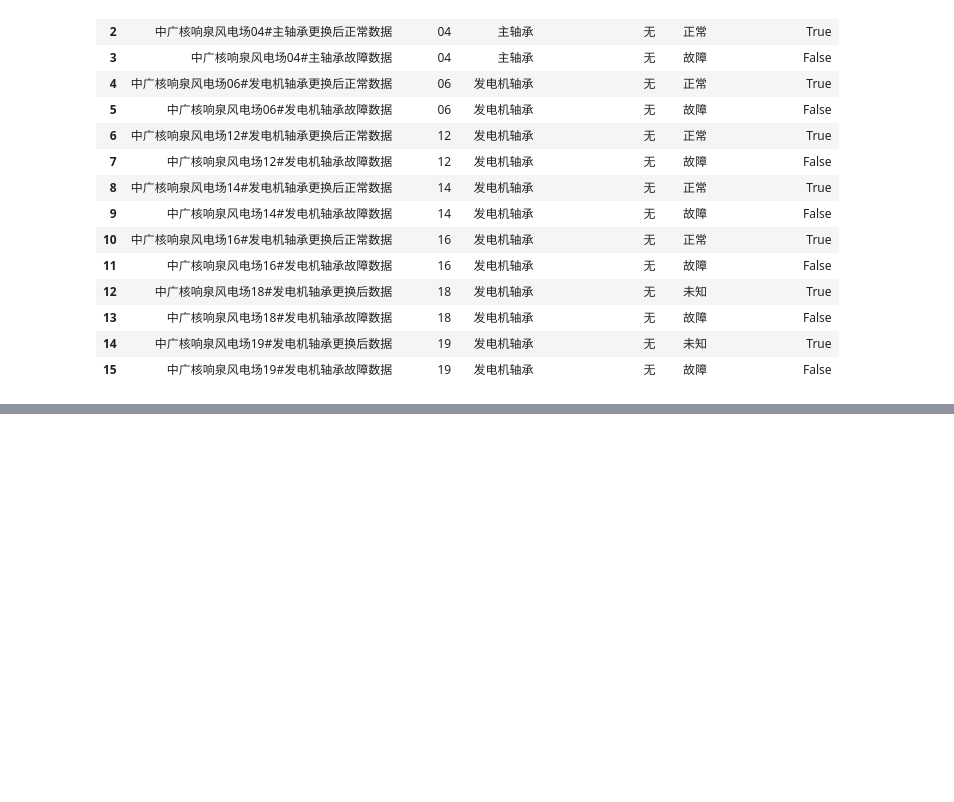
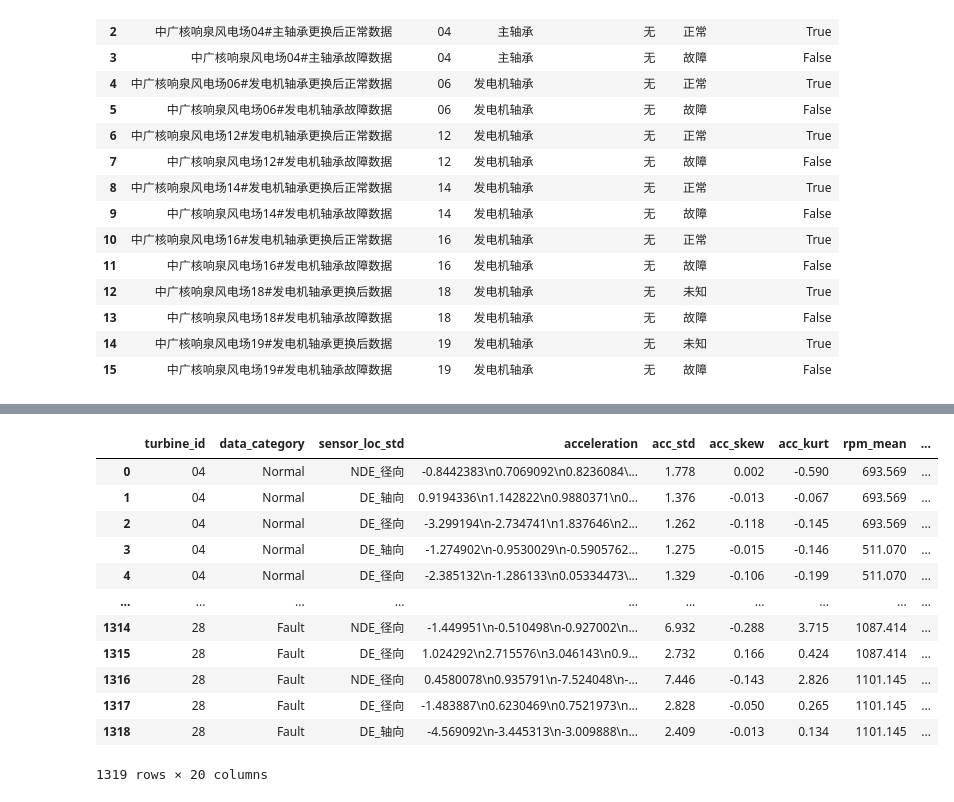
Before and after one commit to Pxuzy/Grad, a Jupyter notebook: Data_Process.ipynb, the cells around one changed output, grey strips where cells are left out. Cells and saved outputs as stored; diff of their text form; code cells hidden in the pictures; blank space fills up the shorter version.

```diff
--- a/Data_Process.ipynb
+++ b/Data_Process.ipynb
@@ -575,11 +287,0 @@ with pd.option_context('display.max_rows', None, ):
-# %%
-# 拼接两个数据表
-df_shiyu_clean
-# 只从 df_rpm 取需要的列
-df_rpm_sub = df_rpm[['timestamp', 'turbine_id', 'rpm_raw']]
-# 按 timestamp + turbine_id 左连接到 df_shiyu
-df_shiyu_clean = df_shiyu_clean.merge(df_rpm_sub,
-                                      on=['timestamp', 'turbine_id'],
-                                      how='left')
-df_shiyu_clean = df_shiyu_clean.fillna(0)
-df_shiyu_clean
@@ -585,0 +1464,23 @@ df_shiyu_clean
+# %%
+# import os
+# import pandas as pd
+
+# # 1. 定义路径
+# save_dir = r"E:\\Grad\\data\\关键中转数据"
+# file_path = os.path.join(save_dir, "包络分析特征提取后.pkl")  # 后缀改为 .pkl
+
+# # 2. 确保文件夹存在
+# os.makedirs(save_dir, exist_ok=True)
+
+# # 3. 保存为 Pickle (protocol=5 是 Python 3.8+ 的高效协议，适合大数据)
+# df_final_all.to_pickle(file_path, protocol=5)
+
+# print(f"✅ [Pickle] 成功保存至：{file_path}")
+# print(f"📦 文件大小：{os.path.getsize(file_path) / (1024*1024):.2f} MB")
+
+import pandas as pd
+
+file_path = r"E:\\Grad\\data\\关键中转数据\\包络分析特征提取后.pkl"
+df_final_all = pd.read_pickle(file_path)
+
+display(df_final_all.head())
@@ -585,0 +1495,24 @@ df_shiyu_clean
+# %%
+df_final=df_final_all[[ 'turbine_id', 'data_category',
+       'sensor_loc_std', 'acceleration',  'acc_std', 'acc_skew',
+       'acc_kurt', 'rpm_mean', 'rpm_std', 'rpm_peak', 'rpm_skew', 'rpm_kurt',
+       'spectral_kurtosis_acc_fft', 'crest_factor_acc_fft',
+       'energy_high_ratio_acc_fft', 'spectral_entropy_acc_fft',
+       'spectral_centroid_acc_fft', 'max_kurtosis', 'env_kurtosis',
+       'env_crest_factor']]
+# %%
+df_final
+# %% [output]
+|  | turbine_id | data_category | sensor_loc_std | acceleration | acc_std | acc_skew | acc_kurt | rpm_mean | ... |
+| 0 | 04 | Normal | NDE_径向 | -0.8442383\n0.7069092\n0.8236084\... | 1.778 | 0.002 | -0.590 | 693.569 | ... |
+| 1 | 04 | Normal | DE_轴向 | 0.9194336\n1.142822\n0.9880371\n0... | 1.376 | -0.013 | -0.067 | 693.569 | ... |
+| 2 | 04 | Normal | DE_径向 | -3.299194\n-2.734741\n1.837646\n2... | 1.262 | -0.118 | -0.145 | 693.569 | ... |
+| 3 | 04 | Normal | DE_轴向 | -1.274902\n-0.9530029\n-0.5905762... | 1.275 | -0.015 | -0.146 | 511.070 | ... |
+| 4 | 04 | Normal | DE_径向 | -2.385132\n-1.286133\n0.05334473\... | 1.329 | -0.106 | -0.199 | 511.070 | ... |
+| ... | ... | ... | ... | ... | ... | ... | ... | ... | ... |
+| 1314 | 28 | Fault | NDE_径向 | -1.449951\n-0.510498\n-0.927002\n... | 6.932 | -0.288 | 3.715 | 1087.414 | ... |
+| 1315 | 28 | Fault | DE_径向 | 1.024292\n2.715576\n3.046143\n0.9... | 2.732 | 0.166 | 0.424 | 1087.414 | ... |
+| 1316 | 28 | Fault | NDE_径向 | 0.4580078\n0.935791\n-7.524048\n-... | 7.446 | -0.143 | 2.826 | 1101.145 | ... |
+| 1317 | 28 | Fault | DE_径向 | -1.483887\n0.6230469\n0.7521973\n... | 2.828 | -0.050 | 0.265 | 1101.145 | ... |
+| 1318 | 28 | Fault | DE_轴向 | -4.569092\n-3.445313\n-3.009888\n... | 2.409 | -0.013 | 0.134 | 1101.145 | ... |
+1319 rows × 20 columns
```
Also changed, not shown: parts of 19 cells of this notebook.
